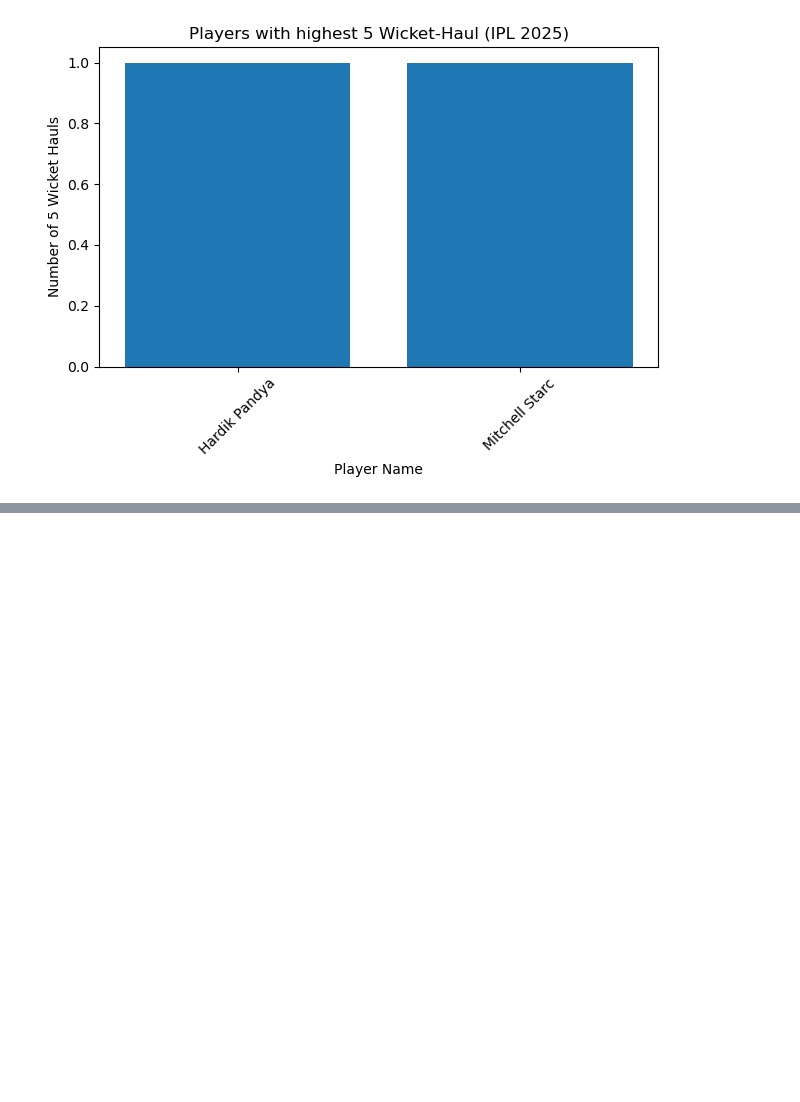
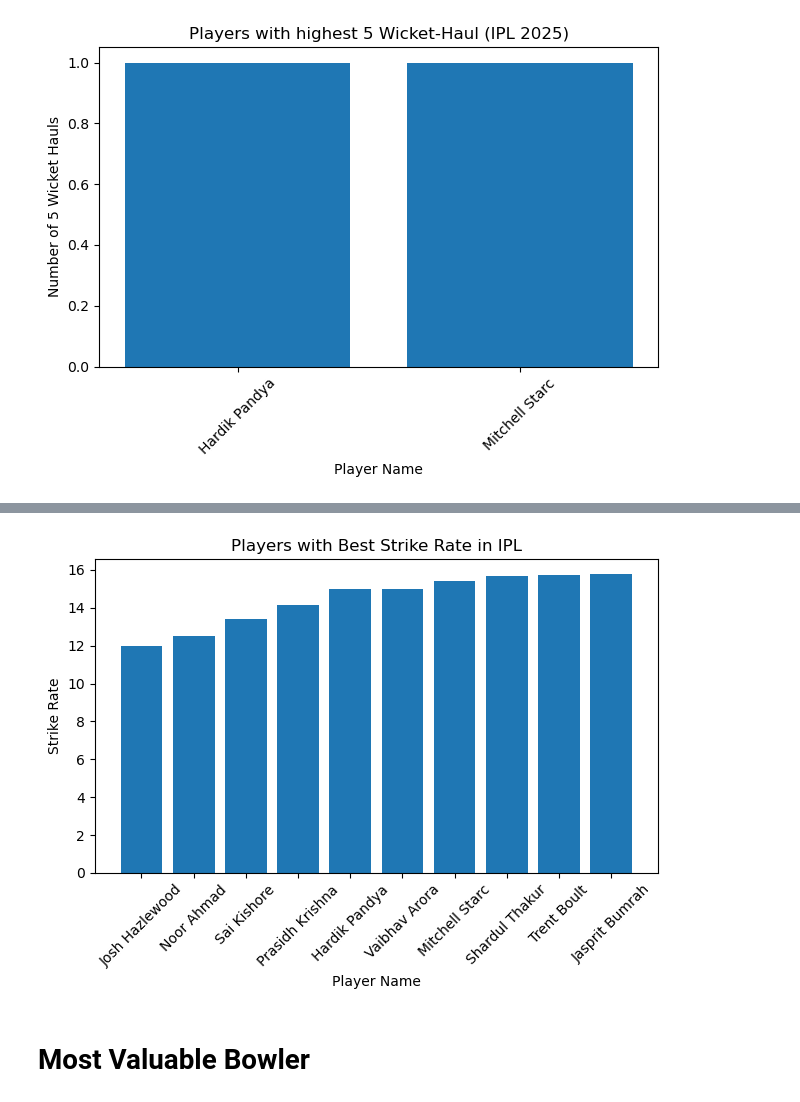
Before and after one commit to Subhu0110/IPL_Project, a Jupyter notebook: ProjectIPLBowling2025.ipynb, the cells around one changed output, grey strips where cells are left out. Saved outputs shown, nothing was run; the diff lists cells and outputs as text; code cells hidden in the pictures; blank space fills up the shorter version.

```diff
--- a/ProjectIPLBowling2025.ipynb
+++ b/ProjectIPLBowling2025.ipynb
@@ -337,0 +342,8 @@ plt.show()
+# %%
+df_bowlers=pd.read_csv('IPL2025Bowlers.csv')
+# %%
+df_bowlers=df_bowlers[df_bowlers['OVR']>30]
+df_bowlers.sort_values('SR',ascending=True,inplace=True)
+df_bowlers['rank']=range(1,len(df_bowlers)+1)
+df_bowlers.set_index('rank',inplace=True)
+df_bowlers
@@ -337,0 +369,14 @@ plt.show()
+# %%
+df_SR=df_bowlers.head(10)
+plt.figure()
+plt.bar(df_SR['Player Name'],df_SR['SR'])
+plt.xlabel('Player Name')
+plt.ylabel('Strike Rate')
+plt.title('Players with Best Strike Rate in IPL')
+plt.xticks(rotation=45)
+plt.tight_layout()
+plt.show()
+# %% [output]
+[figure, added]
+# %% [markdown]
+# Most Valuable Bowler
```
Also changed, not shown: parts of 11 cells of this notebook.
